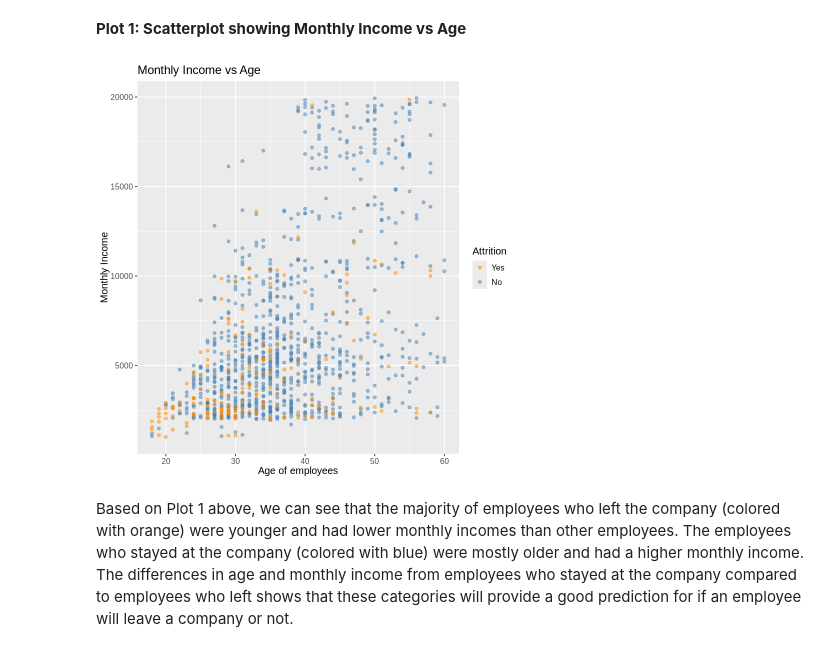
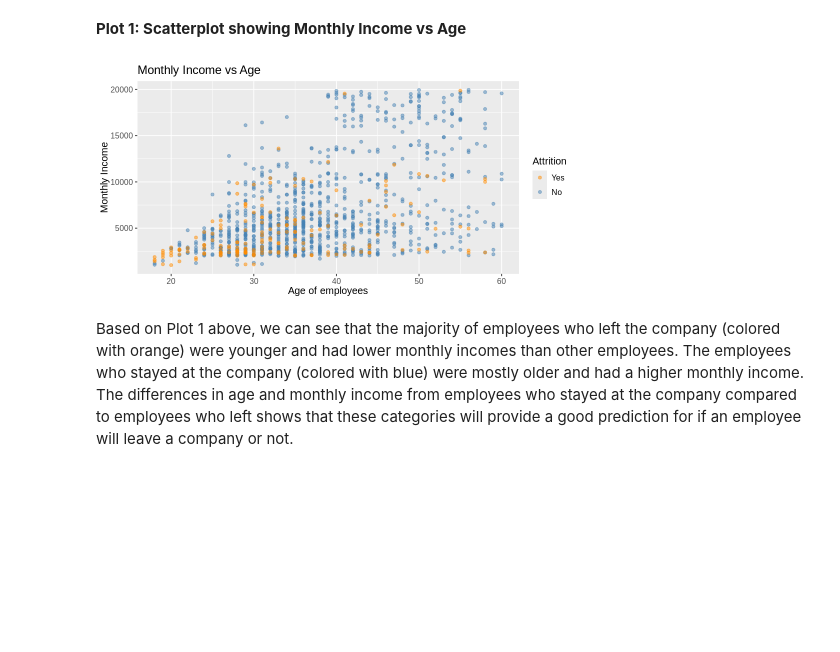
Before and after one commit to Chadha-Bhavya/DSCI-100-Group-Project, a Jupyter notebook: Group_project_report.ipynb, the cells around one changed output. Cells and saved outputs as stored; diff of their text form; code cells hidden in the pictures; blank space fills up the shorter version.

Commit message:
finished visualizations
finished the visualizations for the predictor.

```diff
--- a/Group_project_report.ipynb
+++ b/Group_project_report.ipynb
@@ -131,18 +131,19 @@ can effectively predict whether an employee will leave the company or not.
 # %% [markdown]
 **Plot 1: Scatterplot showing Monthly Income vs Age**
 # %%
+options(repr.plot.width = 8, repr.plot.height = 4)
 age_vs_income_plot <- employee_train |>
   ggplot(aes(x = Age, y = Monthly_Income, color = Attrition)) +
   geom_point(alpha = 0.5) +
   labs(x = "Age of employees",
        y = "Monthly Income",
        color = "Attrition") +
   theme(text = element_text(size = 12)) +
 scale_color_manual(values = c("darkorange", "steelblue"))+
 ggtitle("Monthly Income vs Age")
 age_vs_income_plot
 # %% [output]
-[figure, old version]
+[figure, new version]
 # %% [markdown]
 Based on Plot 1 above, we can see that the majority of employees who left the company
 (colored with orange) were younger and had lower monthly incomes than other employees. The employees
```
Also changed, not shown: parts of 12 cells of this notebook.
